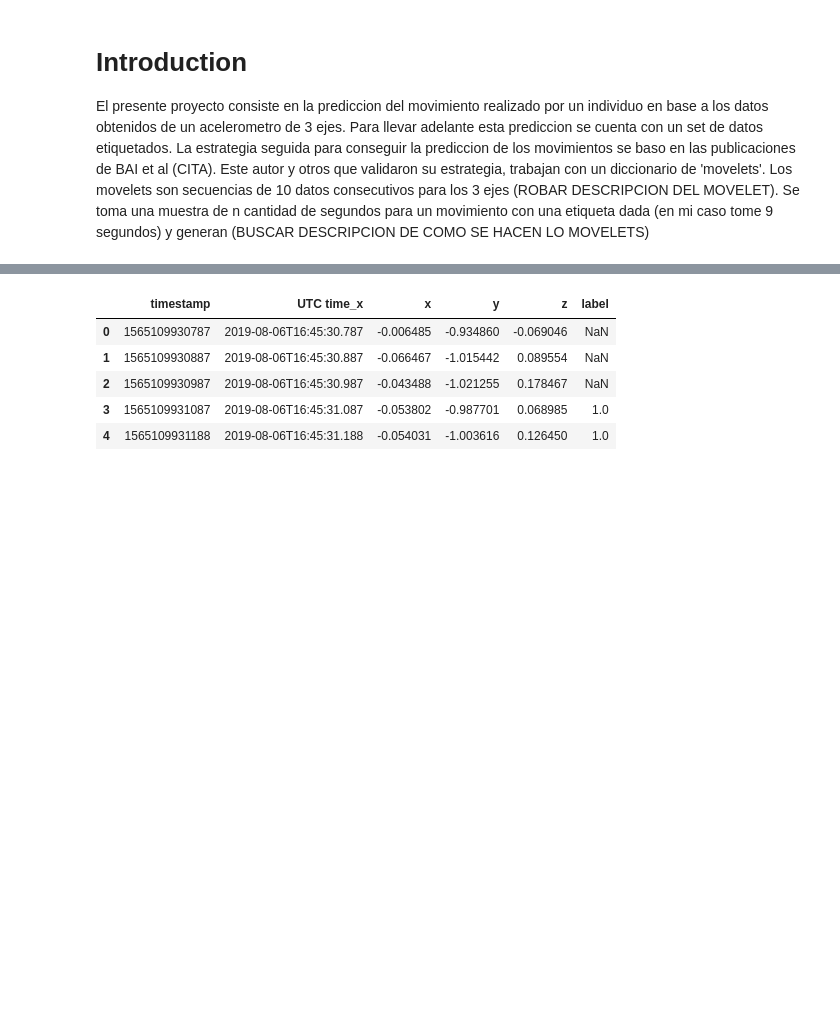
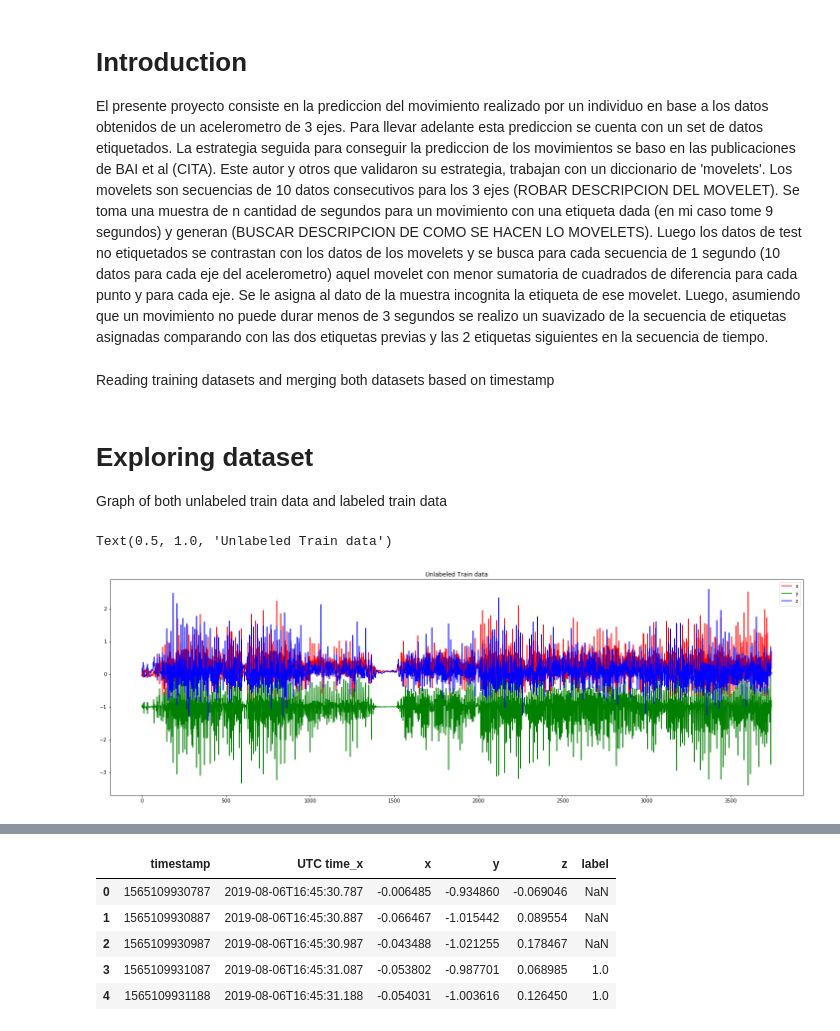
Before and after one commit to federicoweill/movement_prediction_edx_2019, a Jupyter notebook: movement_prediction_final.ipynb, the cells around one changed output, grey strips where cells are left out. Drawn from its saved outputs; the diff is of its cells as text; code cells hidden in the pictures; blank space fills up the shorter version.

```diff
--- a/movement_prediction_final.ipynb
+++ b/movement_prediction_final.ipynb
@@ -2,13 +2,32 @@
 # Introduction
 El presente proyecto consiste en la prediccion del movimiento realizado por un individuo en base a los datos obtenidos de un acelerometro de 3 ejes. Para llevar adelante esta prediccion se cuenta con un set de datos etiquetados.
 La estrategia seguida para conseguir la prediccion de los movimientos se baso en las publicaciones de BAI et al (CITA).
-Este autor y otros que validaron su estrategia, trabajan con un diccionario de 'movelets'. Los movelets son secuencias de 10 datos consecutivos para los 3 ejes (ROBAR DESCRIPCION DEL MOVELET). Se toma una muestra de n cantidad de segundos para un movimiento con una etiqueta dada (en mi caso tome 9 segundos) y generan (BUSCAR DESCRIPCION DE COMO SE HACEN LO MOVELETS)
+Este autor y otros que validaron su estrategia, trabajan con un diccionario de 'movelets'. Los movelets son secuencias de 10 datos consecutivos para los 3 ejes (ROBAR DESCRIPCION DEL MOVELET). Se toma una muestra de n cantidad de segundos para un movimiento con una etiqueta dada (en mi caso tome 9 segundos) y generan (BUSCAR DESCRIPCION DE COMO SE HACEN LO MOVELETS). Luego los datos de test no etiquetados se contrastan con los datos de los movelets y se busca para cada secuencia de 1 segundo (10 datos para cada eje del acelerometro) aquel movelet con menor sumatoria de cuadrados de diferencia para cada punto y para cada eje. Se le asigna al dato de la muestra incognita la etiqueta de ese movelet.
+Luego, asumiendo que un movimiento no puede durar menos de 3 segundos se realizo un suavizado de la secuencia de etiquetas asignadas comparando con las dos etiquetas previas y las 2 etiquetas siguientes en la secuencia de tiempo.
 # %%
 import pandas as pd
 import numpy as np
 import matplotlib.pyplot as plt
 import time
+# %% [markdown]
+Reading training datasets and merging both datasets based on timestamp
 # %%
 df_trts = pd.read_csv('train_time_series.csv')
 df_trl = pd.read_csv('train_labels.csv')
 df2 = pd.merge(df_trts,df_trl, on=['timestamp'], how = 'left')
+# %% [markdown]
+# Exploring dataset
+Graph of both unlabeled train data and labeled train data
+# %%
+x = df_trts['x']
+y = df_trts['y']
+z = df_trts['z']
+plt.figure(figsize=(25,8))
+plt.plot(range(df_trts.shape[0]),x, color ='red',label = 'x')
+plt.plot(range(df_trts.shape[0]),y, color ='green',label = 'y')
+plt.plot(range(df_trts.shape[0]),z, color ='blue',label = 'z')
+plt.legend()
+plt.title('Unlabeled Train data')
+# %% [output]
+Text(0.5, 1.0, 'Unlabeled Train data')
+[figure, added]
```
Also changed, not shown: parts of 26 cells of this notebook, 1 other file.
